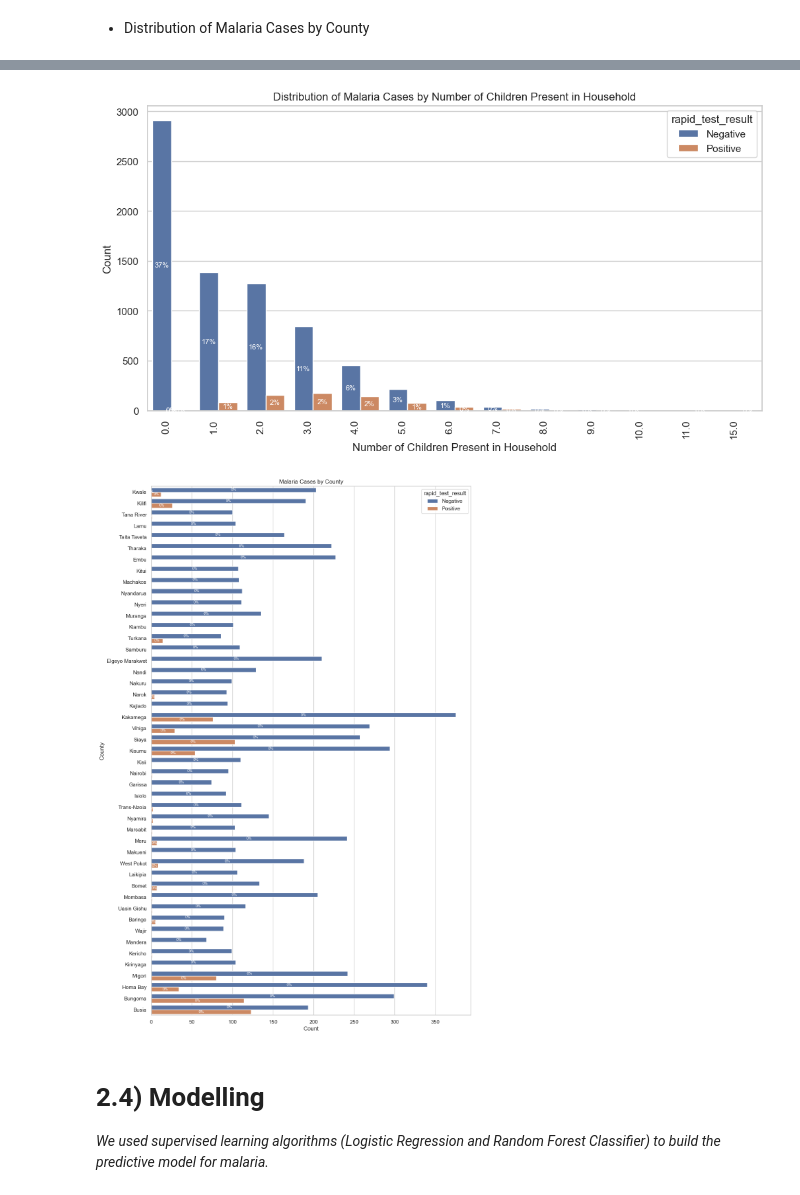
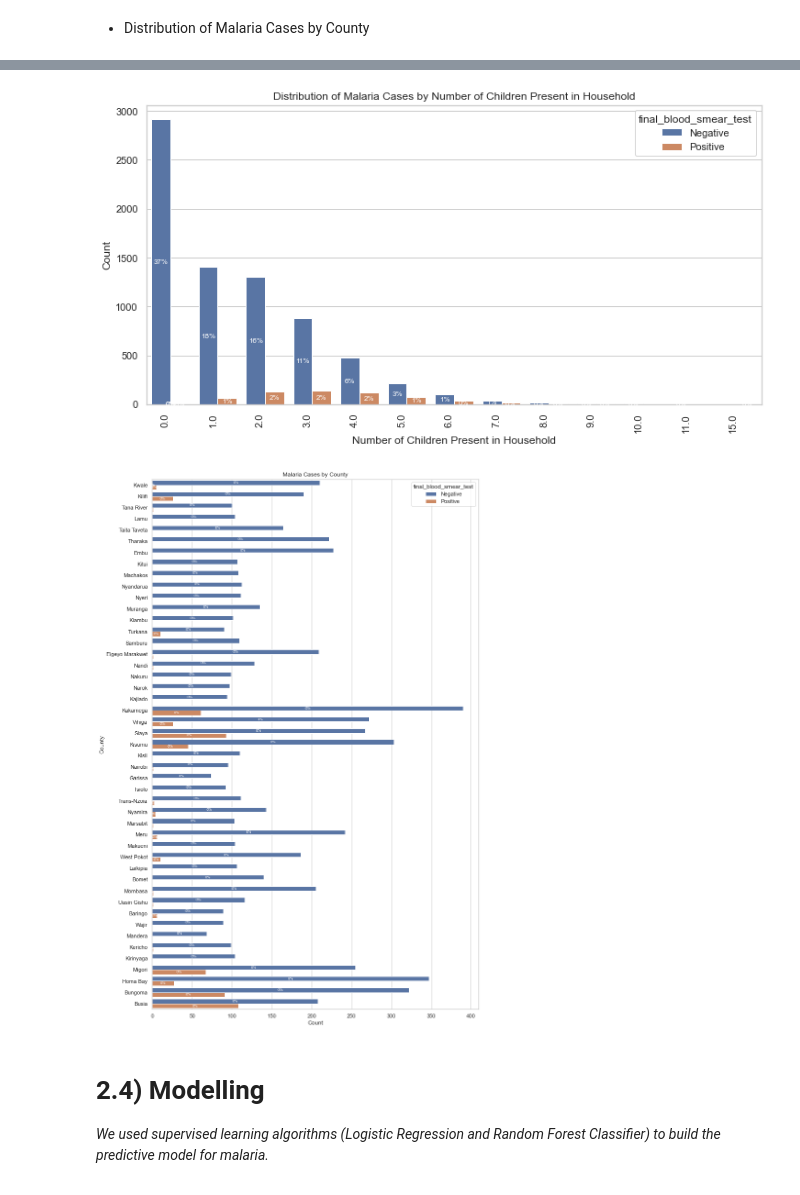
Before and after one commit to Dominic-Mu/dsc-phase-5-group-14-project, a Jupyter notebook: index.ipynb, the cells around one changed output, grey strips where cells are left out. Saved outputs shown, nothing was run; the diff lists cells and outputs as text; code cells hidden in the pictures.

```diff
--- a/index.ipynb
+++ b/index.ipynb
@@ -104,4 +105,4 @@ from sklearn.metrics import plot_confusion_matrix, precision_recall_curve, auc,
 For this project, we will use the data under the file path `data/....` This folder contains the Kenya Demographic and Health Survey-Malaria Indicator Survey (KDHS-MIS) dataset in `SAV File Format`. The dataset represents historical data on malaria prevalence in the different region distribution, hence this data will be modified for the purpose of the analysis.
 # %%
 # Reading downloaded relevant data
-df_2, meta_2 = pyreadstat.read_sav("KEHR81FL.SAV")
+df_2, meta_2 = pyreadstat.read_sav("./data/KEHR81FL.SAV")
@@ -1192,18 +1193,18 @@ plt.show()
 # %%
-# Rapid  Test Result  rapid_test_result
-# Getting the variable label for rapid_test_result
-variable_label_rapid_test_result = get_variable_label('rapid_test_result', df_excel_2, variable_label_2, suffix="$01")
+# Rapid  Test Result  final_blood_smear_test
+# Getting the variable label for final_blood_smear_test
+variable_label_rapid_test_result = get_variable_label('final_blood_smear_test', df_excel_2, variable_label_2, suffix="$01")
 # Getting the variable label for region_of_residence
 variable_label_region_of_residence = get_variable_label('region_of_residence ', df_excel_2, variable_label_2, suffix="$01")
-rapid_test_result = df_filtered['rapid_test_result'].map(variable_label_rapid_test_result).reset_index()
-rapid_test_result['region_of_residence '] = df_filtered['region_of_residence '].map(variable_label_region_of_residence)
+final_blood_smear_test = df_filtered['final_blood_smear_test'].map(variable_label_rapid_test_result).reset_index()
+final_blood_smear_test['region_of_residence '] = df_filtered['region_of_residence '].map(variable_label_region_of_residence)
 # Setting the style of seaborn
 sns.set(style="whitegrid")
 # Creating the plot
 plt.figure(figsize=(12, 6))
-ax = sns.countplot(x='region_of_residence ', hue='rapid_test_result', data=rapid_test_result, palette="Set2")
+ax = sns.countplot(x='region_of_residence ', hue='final_blood_smear_test', data=final_blood_smear_test, palette="Set2")
 # Adding percentages at the center of the bars
-total_count = len(rapid_test_result)
+total_count = len(final_blood_smear_test)
 for p in ax.patches:
     height = p.get_height()
     ax.text(p.get_x() + p.get_width() / 2, height + 0.1,
@@ -1219,9 +1220,9 @@ plt.show()
 * Distribution of Malaria Cases by County
 # %%
 # Age-Wise Analysis
-# Getting the variable label for rapid_test_result
-variable_label_rapid_test_result = get_variable_label('rapid_test_result', df_excel_2, variable_label_2, suffix="$01")
-age_group = df_filtered['rapid_test_result'].map(variable_label_rapid_test_result).reset_index()
+# Getting the variable label for final_blood_smear_test
+variable_label_rapid_test_result = get_variable_label('final_blood_smear_test', df_excel_2, variable_label_2, suffix="$01")
+age_group = df_filtered['final_blood_smear_test'].map(variable_label_rapid_test_result).reset_index()
 # Setting the style of seaborn
 sns.set(style="whitegrid")
 # Creating Age Groups
@@ -1230,7 +1231,7 @@ labels = ['0-5', '6-10', '11-15', '16-20', '21-30', '31-40', '41-50', '51-60', '
 age_group['age_group'] = pd.cut(df_filtered['age_of_member'], bins=bins, labels=labels, right=False)
 # Creating the plot
 plt.figure(figsize=(12, 6))
-ax = sns.countplot(y='age_group', hue='rapid_test_result', data=age_group, palette="Set2")
+ax = sns.countplot(y='age_group', hue='final_blood_smear_test', data=age_group, palette="Set2")
 # Adding percentages at the center of the bars
 total_count = len(age_group)
 for p in ax.patches:
@@ -1250,8 +1251,8 @@ plt.show()
 # %%
 # Distribution of Malaria Cases by Number of Children Present in Household
-# Getting the variable label for rapid_test_result
-variable_label_rapid_test_result = get_variable_label('rapid_test_result', df_excel_2, variable_label_2, suffix="$01")
-numner_of_children = df_filtered['rapid_test_result'].map(variable_label_rapid_test_result).reset_index()
+# Getting the variable label for final_blood_smear_test
+variable_label_rapid_test_result = get_variable_label('final_blood_smear_test', df_excel_2, variable_label_2, suffix="$01")
+numner_of_children = df_filtered['final_blood_smear_test'].map(variable_label_rapid_test_result).reset_index()
 numner_of_children['number_of_children_resident'] = df_filtered['number_of_children_resident']
 
 # Setting the style of seaborn
@@ -1259,7 +1260,7 @@ sns.set(style="whitegrid")
 
 # Creating the plot
 plt.figure(figsize=(12, 6))
-ax = sns.countplot(x='number_of_children_resident', hue='rapid_test_result', data=numner_of_children)
+ax = sns.countplot(x='number_of_children_resident', hue='final_blood_smear_test', data=numner_of_children)
 
 # Adding percentages at the center of the bars
 total_count = len(numner_of_children)
@@ -1276,35 +1277,35 @@ plt.ylabel('Count')
 plt.xticks(rotation=90, ha='right')
 plt.show()
 # %% [output]
-[figure, old version]
+[figure, new version]
 # %%
 # Distribution of Malaria Cases by County
-# Getting the variable label for rapid_test_result
-variable_label_rapid_test_result = get_variable_label('rapid_test_result', df_excel_2, variable_label_2, suffix="$01")
+# Getting the variable label for final_blood_smear_test
+variable_label_rapid_test_result = get_variable_label('final_blood_smear_test', df_excel_2, variable_label_2, suffix="$01")
 # Getting the variable label for county
 variable_label_county = get_variable_label('county', df_excel_2, variable_label_2, suffix="$01")
-county = df_filtered['rapid_test_result'].map(variable_label_rapid_test_result).reset_index()
+county = df_filtered['final_blood_smear_test'].map(variable_label_rapid_test_result).reset_index()
 county['county'] = df_filtered['county'].map(variable_label_county)
 # Setting the style of seaborn
 sns.set(style="whitegrid")
 # Creating the plot
 plt.figure(figsize=(12, 20))
-ax = sns.countplot(y='county', hue='rapid_test_result', data=county)
+ax = sns.countplot(y='county', hue='final_blood_smear_test', data=county)
 # Adding percentages at the center of the bars
 total_count = len(county)
 for p in ax.patches:
     width = p.get_width()
     height = p.get_height()
     x, y = p.get_xy()
     ax.text(x + width / 2, y + height / 2,
             '{:.0%}'.format(height / total_count), ha="center", va="center", color="white", fontsize=8)
 
 plt.title('Malaria Cases by County')
 plt.xlabel('Count')
 plt.ylabel('County')
 plt.show()
 # %% [output]
-[figure, old version]
+[figure, new version]
 # %% [markdown]
 # 2.4) Modelling
 
```
Also changed, not shown: parts of 36 cells of this notebook, 4 other files.
